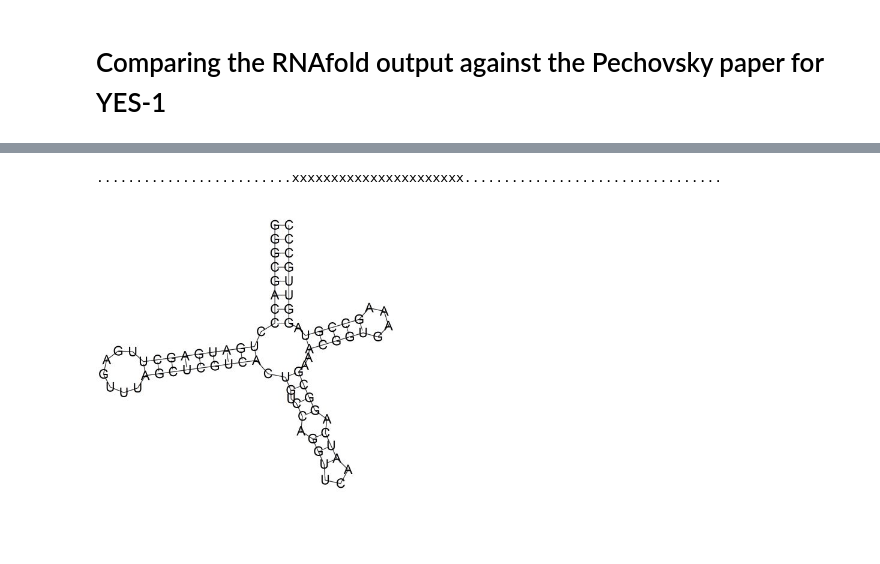
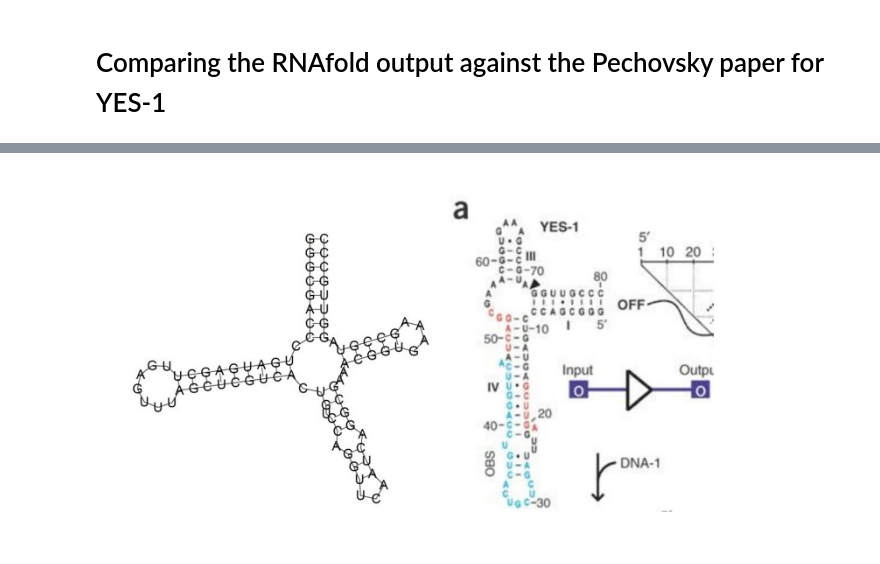
Before and after one commit to SkinnerCM/BioE_231, a Jupyter notebook: Lab/Lab_05/Colin_Skinner_Lab_05.ipynb, the cells around one changed output, grey strips where cells are left out. Drawn from its saved outputs; the diff is of its cells as text; code cells hidden in the pictures; blank space fills up the shorter version.

```diff
--- a/Lab/Lab_05/Colin_Skinner_Lab_05.ipynb
+++ b/Lab/Lab_05/Colin_Skinner_Lab_05.ipynb
@@ -90,20 +79,9 @@ Populating the interactive namespace from numpy and matplotlib
-# %%
-yes1_constraints = ''
-for i in range(len(yes1)):
-    if (i + 1 >= 26) and (i + 1 <= 47):
-        yes1_constraints = yes1_constraints + 'x'
-    else:
-        yes1_constraints = yes1_constraints + '.'
-
-print(yes1_constraints)
-# %% [output]
-.........................xxxxxxxxxxxxxxxxxxxxxx.................................
 # %%
 from IPython.display import Image
 from IPython.core.display import HTML
-#Image(url= "http://my_site.com/my_picture.jpg")
 
-PATH = "C:/Users/cms/Desktop/BioE 231/Lab/Lab_05/"
-Image(filename = PATH + "yes1_predicted.jpg", width=300, height=300)
+
+PATH = "C:/Users/cms/Desktop/BioE 231/Lab/Lab_05/fold_pics/"
+Image(filename = PATH + "yes1foldvpred.jpg", width=700, height=700)
 # %% [output]
-[figure, old version]
+[figure, new version]
```
Also changed, not shown: parts of 41 cells of this notebook.
